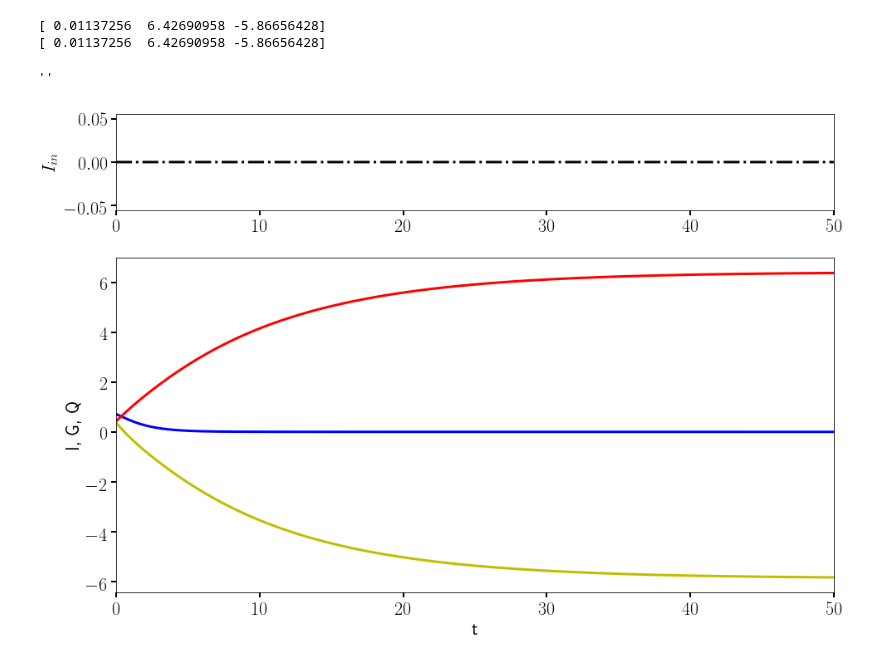
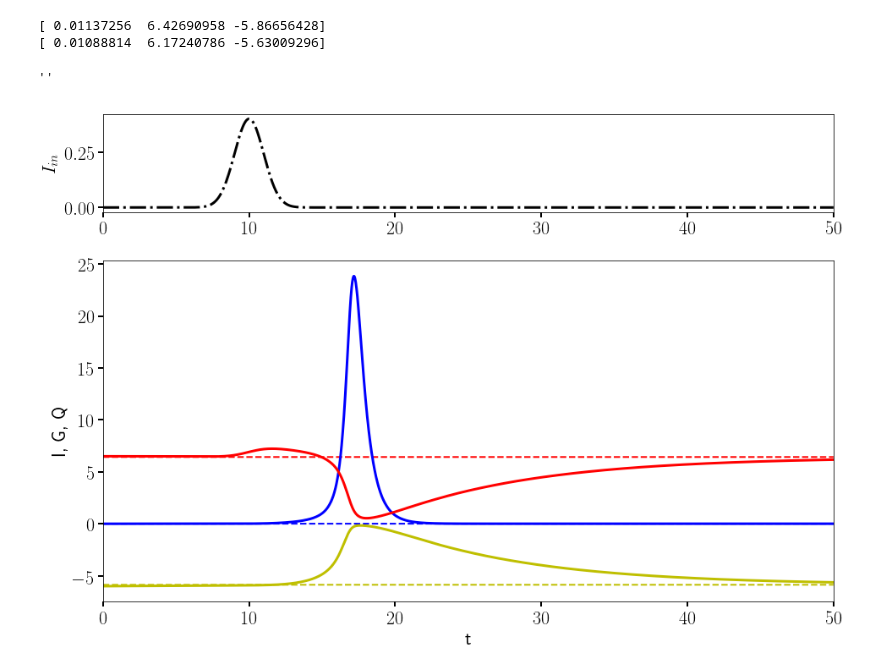
Before and after one commit to jabbate7/PhotonicNeuronSimulator, a Jupyter notebook: Neuron_plots.ipynb, the cells around one changed output. Drawn from its saved outputs; the diff is of its cells as text; code cells hidden in the pictures.

Commit message:
visualize response to gaussian input above threshold

```diff
--- a/Neuron_plots.ipynb
+++ b/Neuron_plots.ipynb
@@ -19,52 +19,69 @@ plt.rcParams['font.size'] = 22 #15
 plt.rcParams['legend.fontsize'] = 18 #14
 plt.rcParams['lines.linewidth'] = 3.0
 plt.rcParams['errorbar.capsize'] = 4.0
+
+#normalized guassian for constructing input signals
+Gaussian_pulse= lambda x, mu, sig: np.exp(-np.power(x - mu, 2.)
+    / (2 * np.power(sig, 2.)))/(np.sqrt(2*np.pi)*sig)
-# %%
-Y1mpars={"a": 2, "A": 6.5, "B":-6., "gamma1": 1e-1,
-         "gamma2": 1e-1, "kappa": 2, "beta": 1e-2 }
-Y1params={"model" : "Yamada_1", "y0": np.random.random(3),
-    "dt": 1.e-2, 'mpar': Y1mpars}
-Y1Neuron=neuron.Neuron(Y1params)
-N1=int(np.ceil(500/Y1Neuron.dt))
-x1=np.zeros(N1)
-y1_out=Y1Neuron.solve(x1)
-time1=np.linspace(0.,(N1-1)*Y1params['dt'], num=N1 )
-y1_steady_est=[Y1mpars['beta']/Y1mpars['kappa'],
-               Y1mpars['A'],Y1mpars['B'] ]
-y1_steady=Y1Neuron.steady_state(y1_steady_est)
-
-print(y1_steady)
-print(y1_out[-1, :])
-# %% [output]
-[ 0.01137256  6.42690958 -5.86656428]
-[ 0.01137256  6.42690958 -5.86656428]
+# %%
+#Demo of spiking Yamada Neuron (version1)
+#Create Neuron
+Y1mpars={"a": 2, "A": 6.5, "B":-6., "gamma1": 1e-1,
+         "gamma2": 1e-1, "kappa": 2, "beta": 1e-2 }
+
+y1_steady_est=[Y1mpars['beta']/Y1mpars['kappa'],
+               Y1mpars['A'],Y1mpars['B'] ]
+Y1params={"model" : "Yamada_1", "y0": y1_steady_est,
+    "dt": 1.e-2, 'mpar': Y1mpars} #quick estimate of ss
+Y1Neuron=neuron.Neuron(Y1params)
+y1_steady=Y1Neuron.steady_state(y1_steady_est)
+#update neuron to have this steady state
+
+#create time signal
+N1=int(np.ceil(500/Y1Neuron.dt))
+t1_end=50; #atleast this long
+N1=int(np.ceil(t1_end/Y1Neuron.dt))
+time1=np.linspace(0.,(N1-1)*Y1Neuron.dt, num=N1 )
+
+#choose gaussian input
+x1=np.zeros(N1)
+x1+=Gaussian_pulse(time1, 10, 1)
+#solve and estimate steady state
+y1_out=Y1Neuron.solve(x1)
+
+
+print(y1_steady)
+print(y1_out[-1, :])
+# %% [output]
+[ 0.01137256  6.42690958 -5.86656428]
+[ 0.01088814  6.17240786 -5.63009296]
 # %%
 # Plot
 fig=plt.figure(figsize=(12,8))
 ax1=fig.add_axes([0,0, 1, 0.7])
 # plot steady states
-ax1.plot(time1, y1_out[:,0], 'b-')
-ax1.plot(time1, y1_out[:,1], 'r-')
-ax1.plot(time1, y1_out[:,2], 'y-')
+ax1.plot(time1, y1_steady[0]*np.ones(N1), 'b--', linewidth=2)
+ax1.plot(time1, y1_steady[1]*np.ones(N1), 'r--', linewidth=2)
+ax1.plot(time1, y1_steady[2]*np.ones(N1), 'y--', linewidth=2)
 # plot Neuron state
 ax1.plot(time1, y1_out[:,0], 'b-')
 ax1.plot(time1, y1_out[:,1], 'r-')
 ax1.plot(time1, y1_out[:,2], 'y-')
 
 ax1.set_xlabel('t')
 ax1.set_ylabel('I, G, Q')
 ax1.set_xlim(time1[0], time1[-1])
 
 # plot input current
 ax2=fig.add_axes([0,.8, 1, 0.2])
 ax2.plot(time1, x1, 'k-.')
 ax2.set_ylabel('$I_{in}$')
 ax2.set_xlim(time1[0], time1[-1])
 
 # fig.show()
 ;
 # %% [output]
 ''
-[figure, old version]
+[figure, new version]
 # %%
 # %% [output]
```
Also changed, not shown: parts of 1 cell of this notebook.
